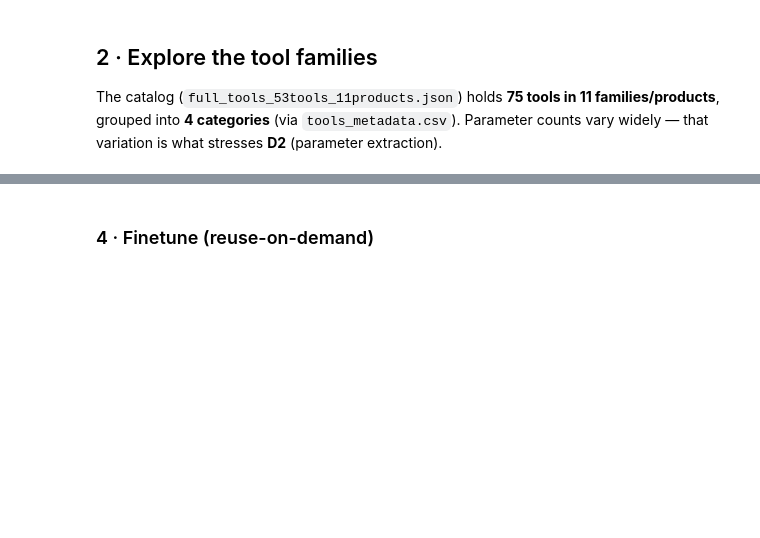
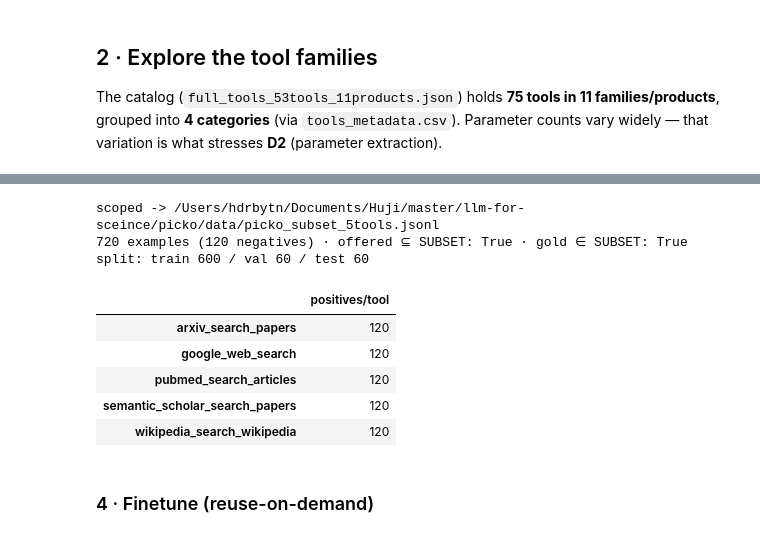
Before and after one commit to HadarBit/picko, a Jupyter notebook: notebooks/02_finetune_and_analyze.ipynb, the cells around one changed output, grey strips where cells are left out. Saved outputs shown, nothing was run; the diff lists cells and outputs as text; code cells hidden in the pictures; blank space fills up the shorter version.

```diff
--- a/notebooks/02_finetune_and_analyze.ipynb
+++ b/notebooks/02_finetune_and_analyze.ipynb
@@ -72,3 +126,42 @@ print("tools:", tools_in_data)
+# %%
+from needle.training.finetune import _per_tool_split
+
+scoped = cat.restrict_dataset(raw, SUBSET, seed=0)
+TAG = f"{len(SUBSET)}tools"
+DATA_JSONL = os.path.join(ROOT, "data", f"picko_subset_{TAG}.jsonl")
+with open(DATA_JSONL, "w") as f:
+    for e in scoped:
+        f.write(json.dumps(e, ensure_ascii=False) + "\n")
+
+# ---- alignment check ----
+examples = scoped
+sset = set(SUBSET)
+offer_ok = all({t["name"] for t in json.loads(e["tools"])} <= sset for e in examples)
+gold_ok, negatives, gold_counts = True, 0, {}
+for e in examples:
+    ans = json.loads(e["answers"])
+    g = next((c["name"] for c in ans if isinstance(c, dict) and c.get("name")), None)
+    if g is None:
+        negatives += 1
+    else:
+        gold_counts[g] = gold_counts.get(g, 0) + 1
+        if g not in sset: gold_ok = False
+
+train, val, test = _per_tool_split(examples)
+print(f"scoped -> {DATA_JSONL}")
+print(f"{len(examples)} examples ({negatives} negatives) · offered ⊆ SUBSET: {offer_ok} · gold ∈ SUBSET: {gold_ok}")
+print(f"split: train {len(train)} / val {len(val)} / test {len(test)}")
+display(pd.Series(gold_counts).sort_index().rename("positives/tool").to_frame())
+# %% [output]
+scoped -> /Users/hdrbytn/Documents/Huji/master/llm-for-sceince/picko/data/picko_subset_5tools.jsonl
+720 examples (120 negatives) · offered ⊆ SUBSET: True · gold ∈ SUBSET: True
+split: train 600 / val 60 / test 60
+|  | positives/tool |
+| arxiv_search_papers | 120 |
+| google_web_search | 120 |
+| pubmed_search_articles | 120 |
+| semantic_scholar_search_papers | 120 |
+| wikipedia_search_wikipedia | 120 |
 # %% [markdown]
 ### 4 · Finetune (reuse-on-demand)
 # %%
```
Also changed, not shown: parts of 15 cells of this notebook, 5 other files.
